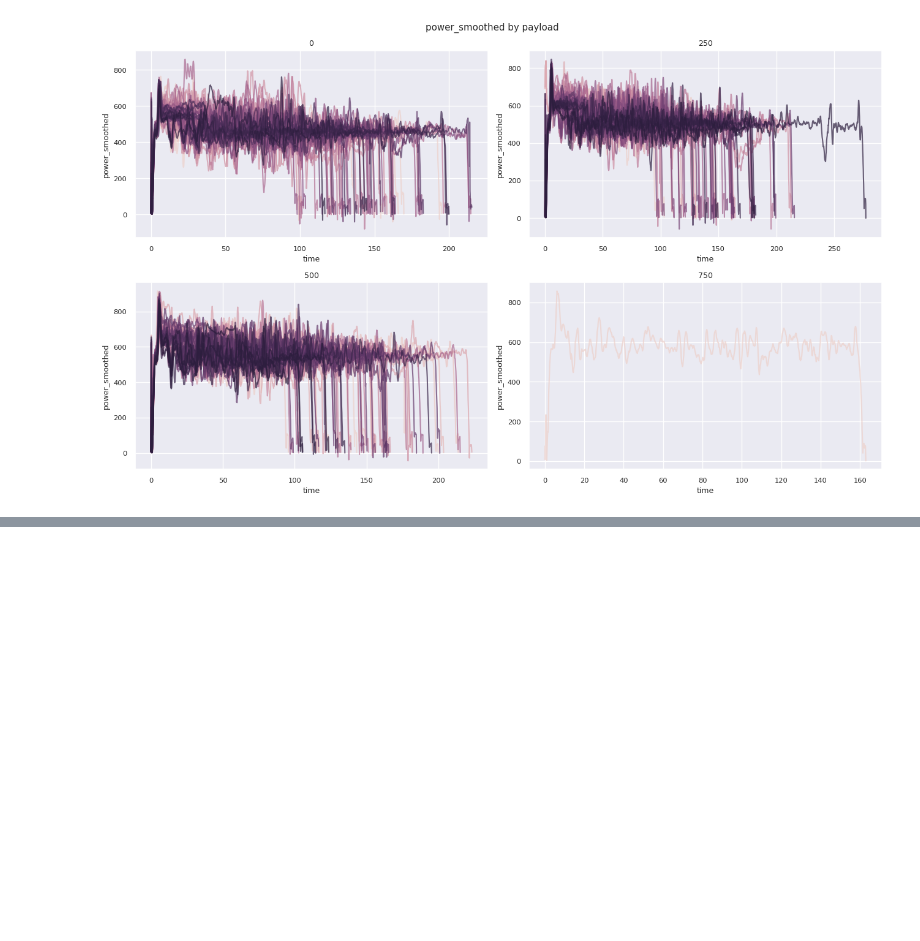
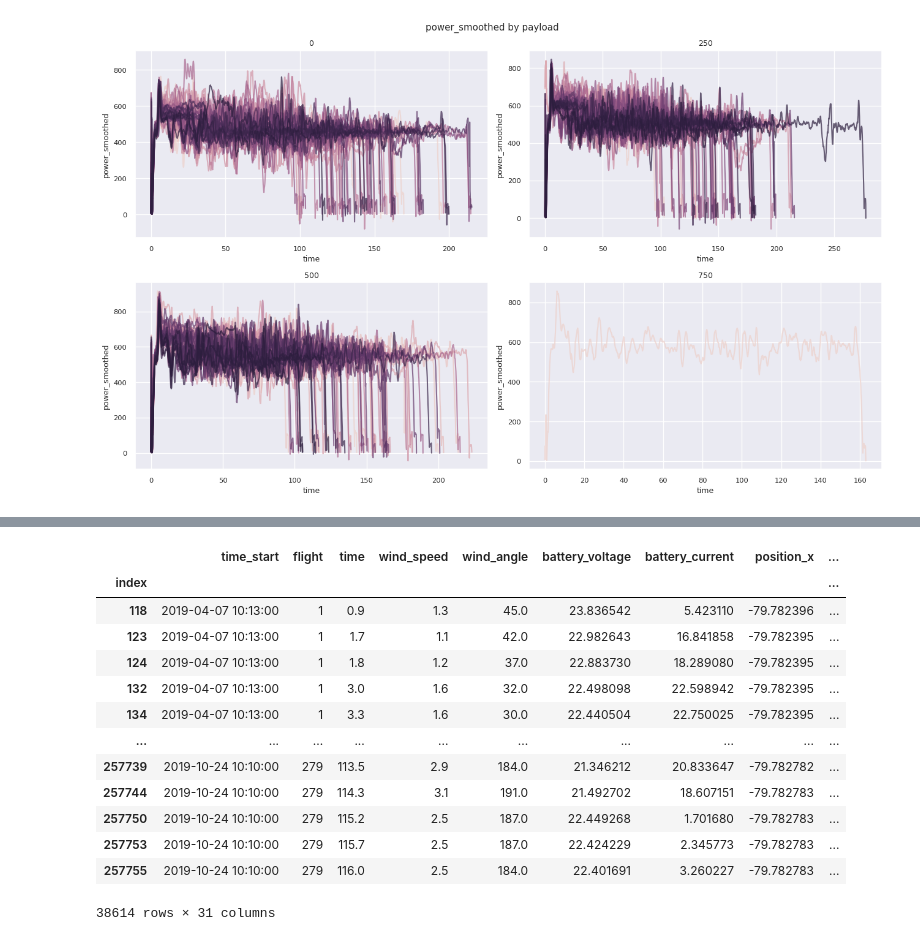
Before and after one commit to multitel-ai/nsw-certification, a Jupyter notebook: code_preparation/visualisation.ipynb, the cells around one changed output, grey strips where cells are left out. Saved outputs shown, nothing was run; the diff lists cells and outputs as text; code cells hidden in the pictures; blank space fills up the shorter version.

```diff
--- a/code preparation/visualisation.ipynb
+++ b/code_preparation/visualisation.ipynb
@@ -247,0 +269,20 @@ violin_plot(x=flights["power_smoothed"], y=flights["payload"], xlabel="Power (W)
+# %%
+flights["power_pred"] = predictions["mean"]
+flights["power_pred_std"] = predictions["std"]
+flights_test = flights.dropna()
+flights_test
+# %% [output]
+|  | time_start | flight | time | wind_speed | wind_angle | battery_voltage | battery_current | position_x | ... |
+| index |  |  |  |  |  |  |  |  | ... |
+| 118 | 2019-04-07 10:13:00 | 1 | 0.9 | 1.3 | 45.0 | 23.836542 | 5.423110 | -79.782396 | ... |
+| 123 | 2019-04-07 10:13:00 | 1 | 1.7 | 1.1 | 42.0 | 22.982643 | 16.841858 | -79.782395 | ... |
+| 124 | 2019-04-07 10:13:00 | 1 | 1.8 | 1.2 | 37.0 | 22.883730 | 18.289080 | -79.782395 | ... |
+| 132 | 2019-04-07 10:13:00 | 1 | 3.0 | 1.6 | 32.0 | 22.498098 | 22.598942 | -79.782395 | ... |
+| 134 | 2019-04-07 10:13:00 | 1 | 3.3 | 1.6 | 30.0 | 22.440504 | 22.750025 | -79.782395 | ... |
+| ... | ... | ... | ... | ... | ... | ... | ... | ... | ... |
+| 257739 | 2019-10-24 10:10:00 | 279 | 113.5 | 2.9 | 184.0 | 21.346212 | 20.833647 | -79.782782 | ... |
+| 257744 | 2019-10-24 10:10:00 | 279 | 114.3 | 3.1 | 191.0 | 21.492702 | 18.607151 | -79.782783 | ... |
+| 257750 | 2019-10-24 10:10:00 | 279 | 115.2 | 2.5 | 187.0 | 22.449268 | 1.701680 | -79.782783 | ... |
+| 257753 | 2019-10-24 10:10:00 | 279 | 115.7 | 2.5 | 187.0 | 22.424229 | 2.345773 | -79.782783 | ... |
+| 257755 | 2019-10-24 10:10:00 | 279 | 116.0 | 2.5 | 184.0 | 22.401691 | 3.260227 | -79.782783 | ... |
+38614 rows × 31 columns
```
Also changed, not shown: parts of 9 cells of this notebook, 54 other files.
